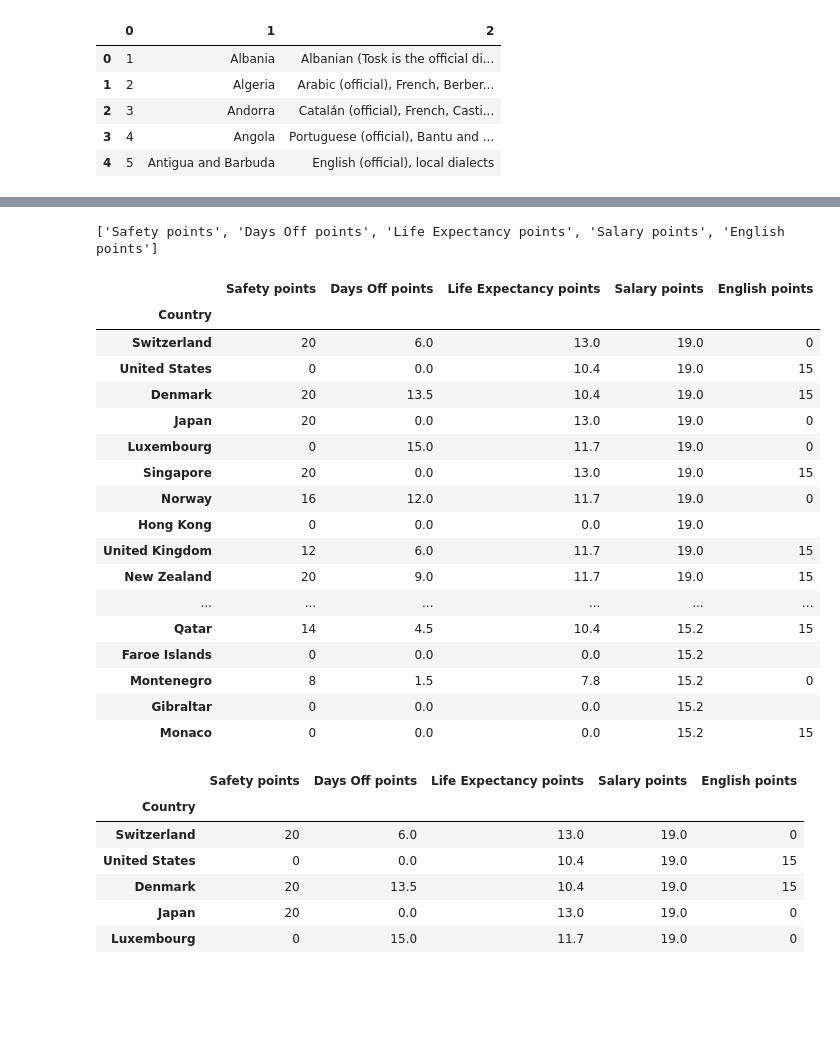
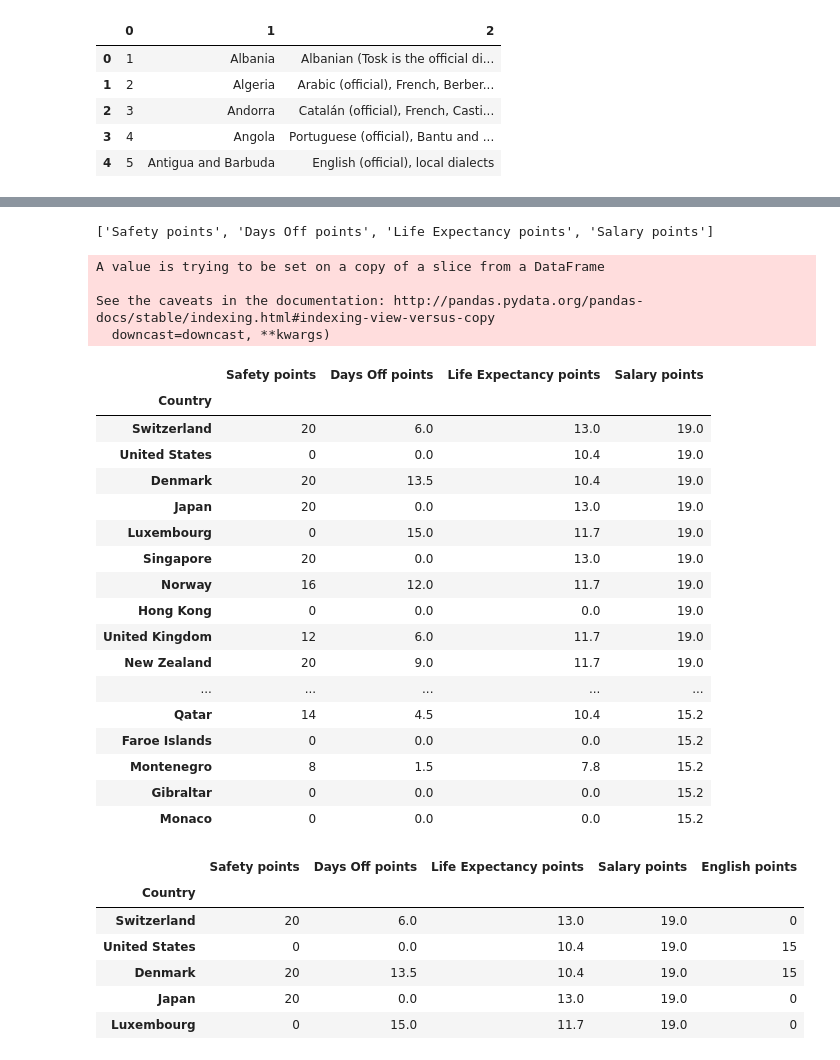
Before and after one commit to mik0why/PlaceToLive, a Jupyter notebook: Salary_Notebook.ipynb, the cells around one changed output, grey strips where cells are left out. Drawn from its saved outputs; the diff is of its cells as text; code cells hidden in the pictures; blank space fills up the shorter version.

```diff
--- a/Salary_Notebook.ipynb
+++ b/Salary_Notebook.ipynb
@@ -204,0 +184,7 @@ master.head(30)
+# %%
+master["SUM"] = master[column_list].sum(axis=1)
+# %%
+master.sort_values(by ="SUM", inplace =True, ascending = False)
+master.head(20)
+
+#cool! now work on the languages
@@ -255,47 +260,48 @@ master.head()
 # %%
 #sum computation - move to the end
 #master["SUM"] = ""
 
 '''
 sum_points = 0
 master["SUM"] = master[column_list].sum(axis = 1)
 for country in countries:
     sum_points = master.loc[country, "Safety points"] + master.loc[country, "Days Off points"] + master.loc[country, "Life Expectancy points"] + master.loc[country, "Salary points"]# + master.loc[country, "English points"]
     sum_points = sum_points +
     master.loc[country,"SUM"] = sum_points
 master.sort_values(by = "SUM", ascending = False, inplace = True)
 master.head()
 '''
 
-sum = 0
-print column_list
-pts_df = master[column_list]
-pts_df.fillna(0, inplace = True)
-pts_df.head(30)
+
+
 #master["SUM"] = master[column_list].sum(axis=1)
 #pts_df["SUM"] = pts_df.astype(float).sum(axis =1)
 
 # i think the prob is that some entries don't have assigned points at all
 # %% [output]
-['Safety points', 'Days Off points', 'Life Expectancy points', 'Salary points', 'English points']
+['Safety points', 'Days Off points', 'Life Expectancy points', 'Salary points']
+A value is trying to be set on a copy of a slice from a DataFrame
+
+See the caveats in the documentation: http://pandas.pydata.org/pandas-docs/stable/indexing.html#indexing-view-versus-copy
+  downcast=downcast, **kwargs)
-|  | Safety points | Days Off points | Life Expectancy points | Salary points | English points |
-| Country |  |  |  |  |  |
-| Switzerland | 20 | 6.0 | 13.0 | 19.0 | 0 |
-| United States | 0 | 0.0 | 10.4 | 19.0 | 15 |
-| Denmark | 20 | 13.5 | 10.4 | 19.0 | 15 |
-| Japan | 20 | 0.0 | 13.0 | 19.0 | 0 |
-| Luxembourg | 0 | 15.0 | 11.7 | 19.0 | 0 |
-| Singapore | 20 | 0.0 | 13.0 | 19.0 | 15 |
-| Norway | 16 | 12.0 | 11.7 | 19.0 | 0 |
-| Hong Kong | 0 | 0.0 | 0.0 | 19.0 |  |
-| United Kingdom | 12 | 6.0 | 11.7 | 19.0 | 15 |
-| New Zealand | 20 | 9.0 | 11.7 | 19.0 | 15 |
-| ... | ... | ... | ... | ... | ... |
-| Qatar | 14 | 4.5 | 10.4 | 15.2 | 15 |
-| Faroe Islands | 0 | 0.0 | 0.0 | 15.2 |  |
-| Montenegro | 8 | 1.5 | 7.8 | 15.2 | 0 |
-| Gibraltar | 0 | 0.0 | 0.0 | 15.2 |  |
-| Monaco | 0 | 0.0 | 0.0 | 15.2 | 15 |
+|  | Safety points | Days Off points | Life Expectancy points | Salary points |
+| Country |  |  |  |  |
+| Switzerland | 20 | 6.0 | 13.0 | 19.0 |
+| United States | 0 | 0.0 | 10.4 | 19.0 |
+| Denmark | 20 | 13.5 | 10.4 | 19.0 |
+| Japan | 20 | 0.0 | 13.0 | 19.0 |
+| Luxembourg | 0 | 15.0 | 11.7 | 19.0 |
+| Singapore | 20 | 0.0 | 13.0 | 19.0 |
+| Norway | 16 | 12.0 | 11.7 | 19.0 |
+| Hong Kong | 0 | 0.0 | 0.0 | 19.0 |
+| United Kingdom | 12 | 6.0 | 11.7 | 19.0 |
+| New Zealand | 20 | 9.0 | 11.7 | 19.0 |
+| ... | ... | ... | ... | ... |
+| Qatar | 14 | 4.5 | 10.4 | 15.2 |
+| Faroe Islands | 0 | 0.0 | 0.0 | 15.2 |
+| Montenegro | 8 | 1.5 | 7.8 | 15.2 |
+| Gibraltar | 0 | 0.0 | 0.0 | 15.2 |
+| Monaco | 0 | 0.0 | 0.0 | 15.2 |
 # %%
 pts_df.head()
 # %% [output]
```
Also changed, not shown: parts of 2 cells of this notebook.
